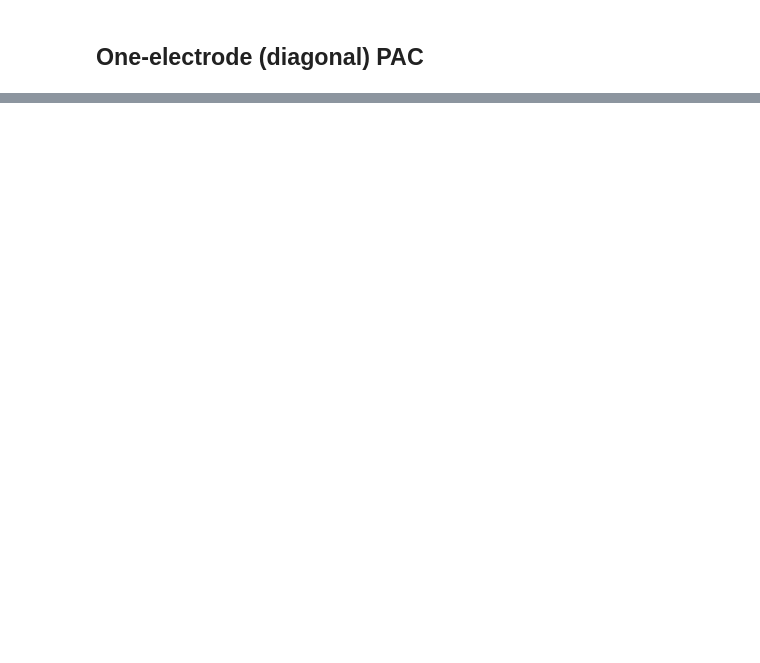
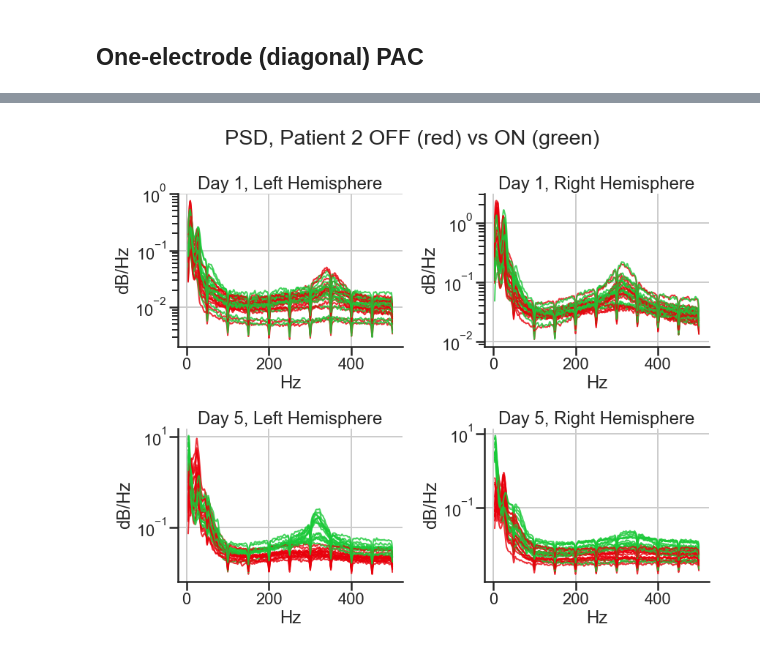
Before and after one commit to atimcenko/pac, a Jupyter notebook: PAC_workspace.ipynb, the cells around one changed output, grey strips where cells are left out. Drawn from its saved outputs; the diff is of its cells as text; code cells hidden in the pictures; blank space fills up the shorter version.

```diff
--- a/PAC_workspace.ipynb
+++ b/PAC_workspace.ipynb
@@ -630,2 +609,58 @@ dict_keys([None])
+# %%
+#%matplotlib widget
+%matplotlib widget
+
+welch_kwargs = {'window': 'hann',
+                'nperseg': int(1 * sf),
+                'noverlap': int(1/2 * nperseg),
+                'nfft': None,
+                'detrend': 'constant',
+                'scaling': 'density'}
+
+psd_params = {'show_freqs': [4, 499], 'log': True, 'smooth': True, 'sigma': 1, 'welch_kwargs': welch_kwargs}
+
+
+sns.set_context("poster")
+colors = ['r', 'g']
+
+fig, axes = plt.subplots(2, 2, figsize=(12, 10))
+plt.suptitle("PSD, Patient 2 OFF (red) vs ON (green)")
+
+for placement in p2.placements:
+    if "L" in placement:
+        ax = axes[0, 0]
+    if "R" in placement:
+        ax = axes[0, 1]
+    for i, condition in enumerate(conditions_1day_rest):
+        lfp = p2.lfp[condition][placement]
+        lfp.show_psd(ax=ax, **psd_params, color=colors[i], alpha=0.8, linewidth=2)
+        #ax.set_ylim((0, 3))
+
+axes[0, 0].set_title("Day 1, Left Hemisphere")
+axes[0, 1].set_title("Day 1, Right Hemisphere")
+#ax.set_ylim((1e-2, 1))
+sns.despine()
+#ax.legend(ncol=3)
+
+for placement in p2.placements:
+    if "L" in placement:
+        ax = axes[1, 0]
+    if "R" in placement:
+        ax = axes[1, 1]
+    for i, condition in enumerate(conditions_5day_rest):
+        lfp = p2.lfp[condition][placement]
+        lfp.show_psd(ax=ax, **psd_params, color=colors[i], alpha=0.8, linewidth=2)
+        #ax.set_ylim((0, 15))
+
+axes[1, 0].set_title("Day 5, Left Hemisphere")
+axes[1, 1].set_title("Day 5, Right Hemisphere")
+#ax.set_ylim((1e-2, 1))
+sns.despine()
+#ax.legend(ncol=3)
+
+plt.tight_layout()
+plt.show()
+# %% [output]
+[figure, added]
 # %%
 # 1Day Rest OFF vs ON
```
Also changed, not shown: parts of 22 cells of this notebook.
